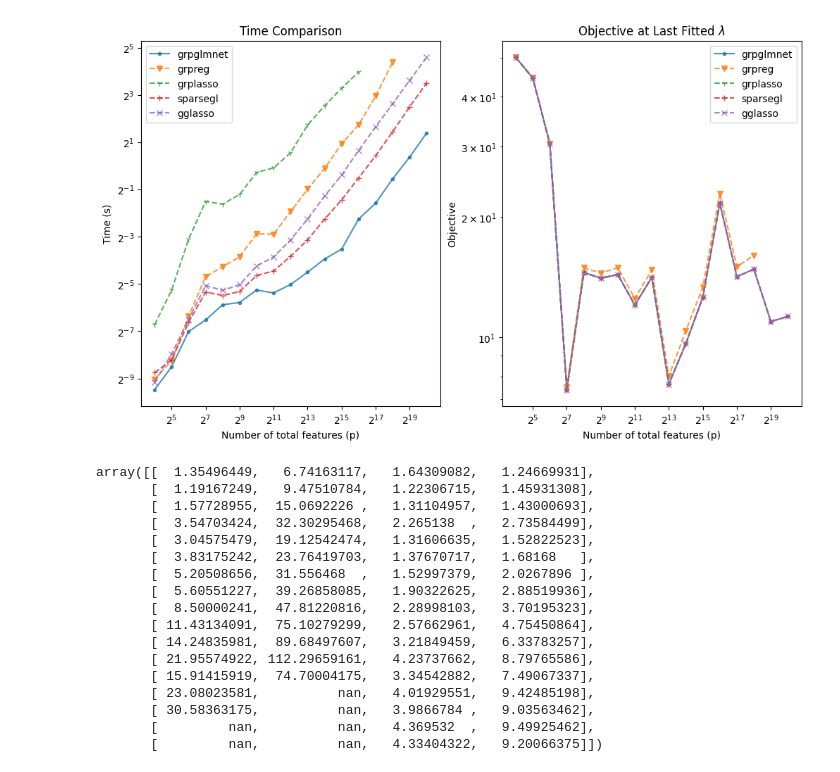
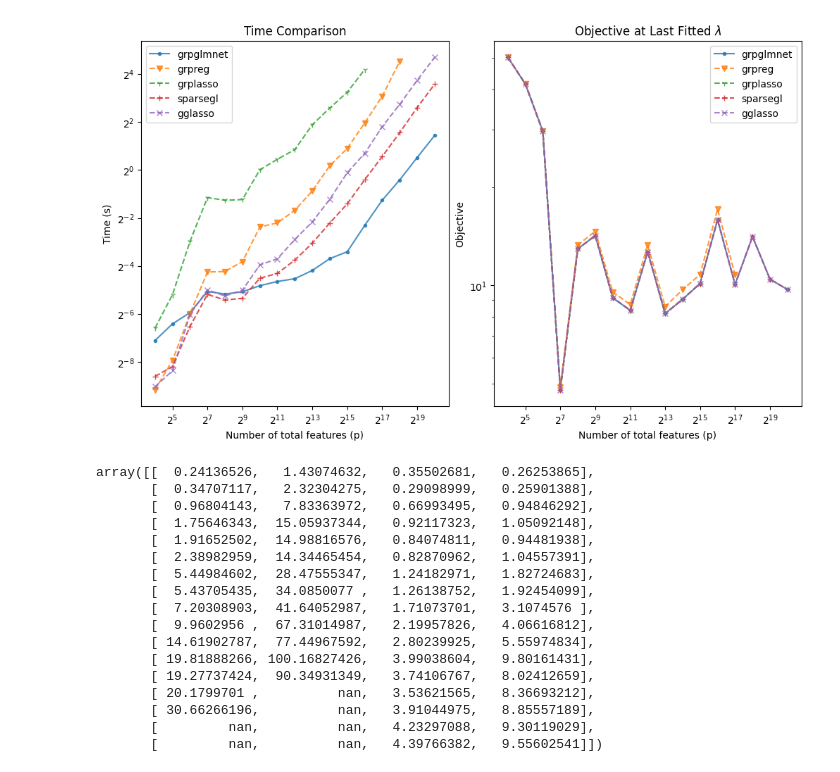
Before and after one commit to JamesYang007/adelie, a Jupyter notebook: research/paper_results/group_lasso_packages_analyze.ipynb, the cells around one changed output. Cells and saved outputs as stored; diff of their text form; code cells hidden in the pictures.

```diff
--- a/research/paper_results/group_lasso_packages_analyze.ipynb
+++ b/research/paper_results/group_lasso_packages_analyze.ipynb
@@ -62,23 +65,23 @@ array([[ 0.95331554,  5.72134713,  1.35290566,  1.07114634],
-# %%
-times_05, objs_05, n_lmdas_05, fig_05 = plot_comparison("05")
-rel_times_05 = times_05 / times_05[:, 0][:, None]
-rel_times_05[:, 1:]
-# %% [output]
-[figure, removed]
-array([[  1.35496449,   6.74163117,   1.64309082,   1.24669931],
-       [  1.19167249,   9.47510784,   1.22306715,   1.45931308],
-       [  1.57728955,  15.0692226 ,   1.31104957,   1.43000693],
-       [  3.54703424,  32.30295468,   2.265138  ,   2.73584499],
-       [  3.04575479,  19.12542474,   1.31606635,   1.52822523],
-       [  3.83175242,  23.76419703,   1.37670717,   1.68168   ],
-       [  5.20508656,  31.556468  ,   1.52997379,   2.0267896 ],
-       [  5.60551227,  39.26858085,   1.90322625,   2.88519936],
-       [  8.50000241,  47.81220816,   2.28998103,   3.70195323],
-       [ 11.43134091,  75.10279299,   2.57662961,   4.75450864],
-       [ 14.24835981,  89.68497607,   3.21849459,   6.33783257],
-       [ 21.95574922, 112.29659161,   4.23737662,   8.79765586],
-       [ 15.91415919,  74.70004175,   3.34542882,   7.49067337],
-       [ 23.08023581,          nan,   4.01929551,   9.42485198],
-       [ 30.58363175,          nan,   3.9866784 ,   9.03563462],
-       [         nan,          nan,   4.369532  ,   9.49925462],
-       [         nan,          nan,   4.33404322,   9.20066375]])
+# %%
+times_03, objs_03, n_lmdas_03, fig_03 = plot_comparison("03")
+rel_times_03 = times_03 / times_03[:, 0][:, None]
+rel_times_03[:, 1:]
+# %% [output]
+[figure, added]
+array([[  0.24136526,   1.43074632,   0.35502681,   0.26253865],
+       [  0.34707117,   2.32304275,   0.29098999,   0.25901388],
+       [  0.96804143,   7.83363972,   0.66993495,   0.94846292],
+       [  1.75646343,  15.05937344,   0.92117323,   1.05092148],
+       [  1.91652502,  14.98816576,   0.84074811,   0.94481938],
+       [  2.38982959,  14.34465454,   0.82870962,   1.04557391],
+       [  5.44984602,  28.47555347,   1.24182971,   1.82724683],
+       [  5.43705435,  34.0850077 ,   1.26138752,   1.92454099],
+       [  7.20308903,  41.64052987,   1.71073701,   3.1074576 ],
+       [  9.9602956 ,  67.31014987,   2.19957826,   4.06616812],
+       [ 14.61902787,  77.44967592,   2.80239925,   5.55974834],
+       [ 19.81888266, 100.16827426,   3.99038604,   9.80161431],
+       [ 19.27737424,  90.34931349,   3.74106767,   8.02412659],
+       [ 20.1799701 ,          nan,   3.53621565,   8.36693212],
+       [ 30.66266196,          nan,   3.91044975,   8.85557189],
+       [         nan,          nan,   4.23297088,   9.30119029],
+       [         nan,          nan,   4.39766382,   9.55602541]])
```
Also changed, not shown: parts of 8 cells of this notebook, 18 other files.
